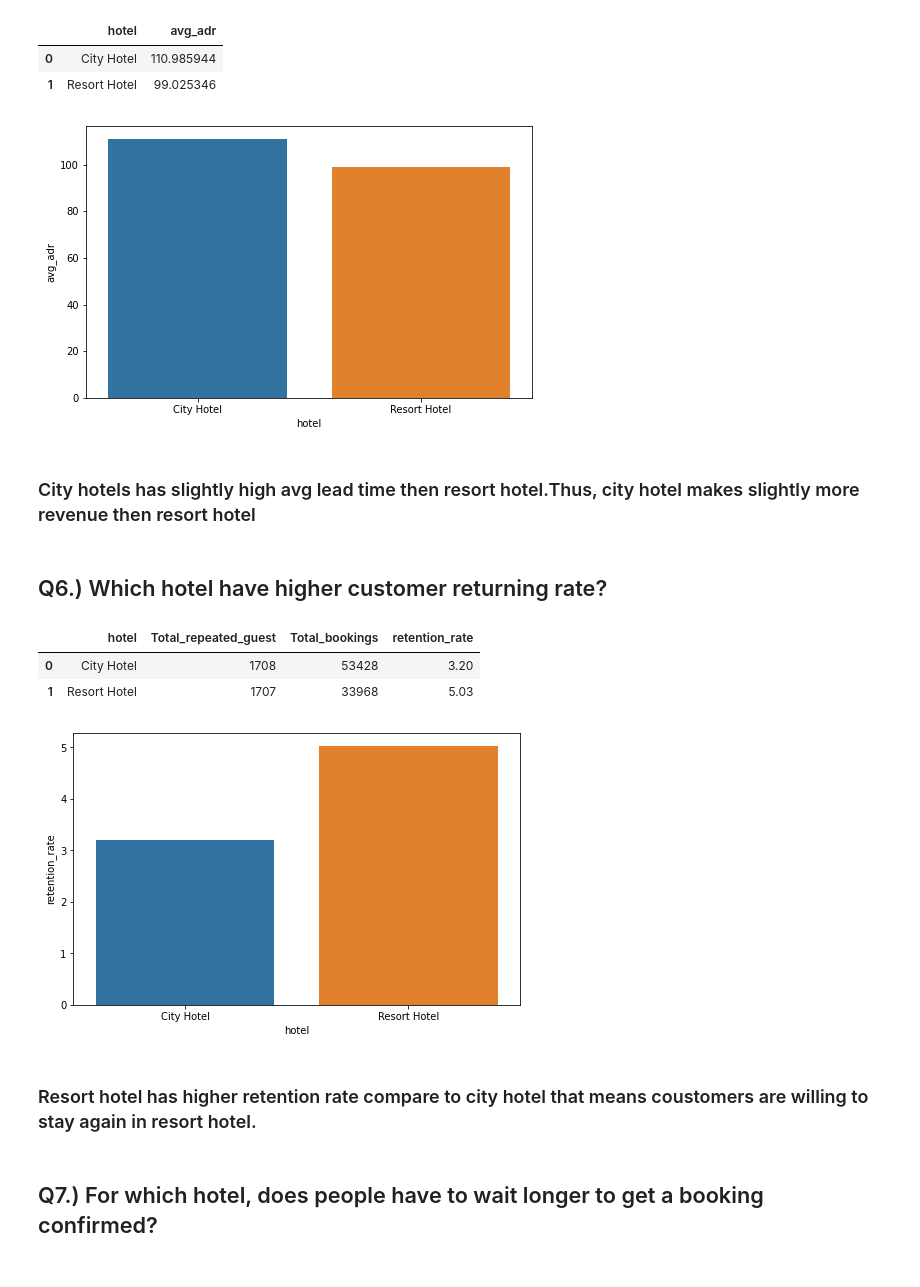
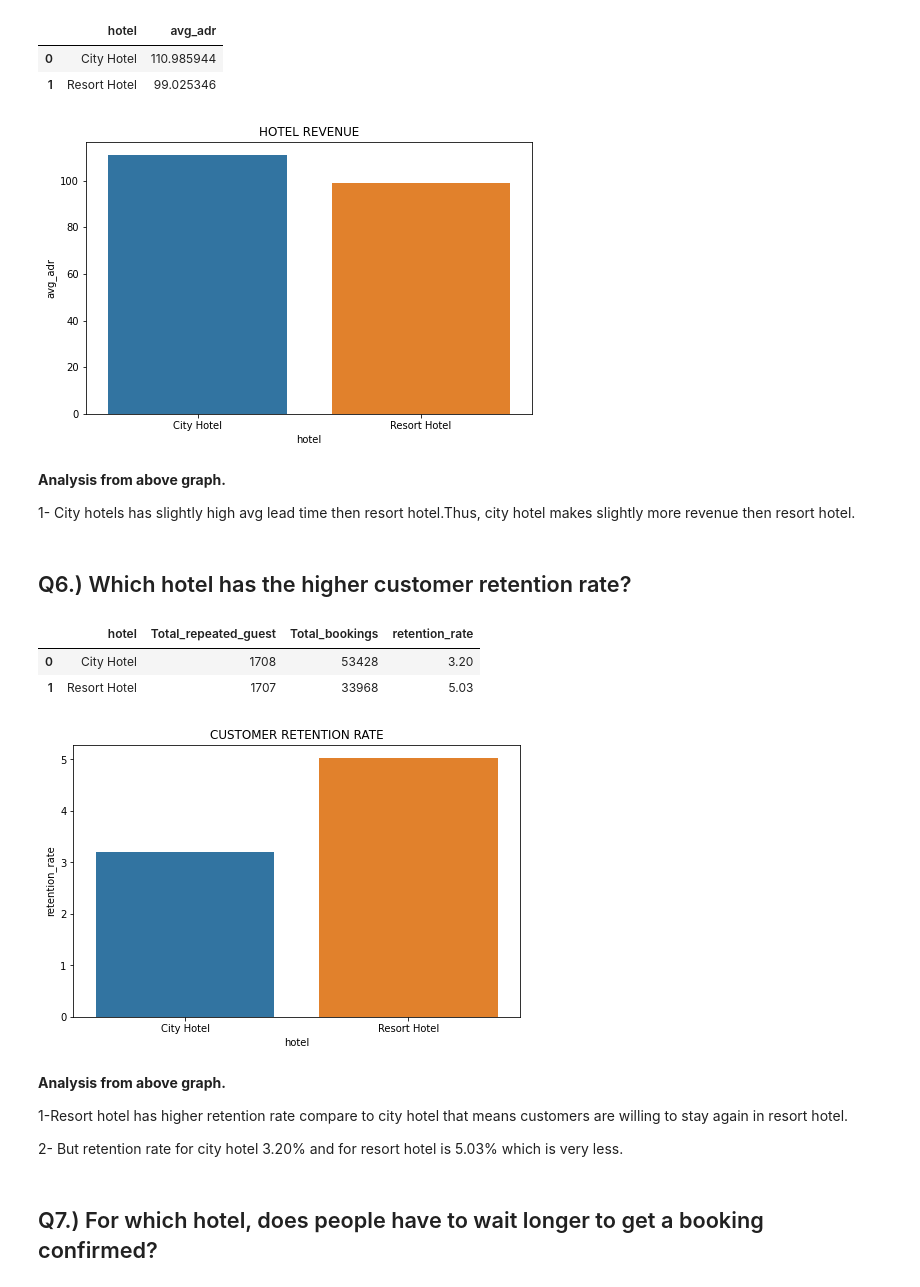
Before and after one commit to dileep-rawat/Capstone-Project-1-Hotel-Booking-Analysis, a Jupyter notebook: Hotel_Booking_Analysis_Capstone_Project.ipynb, the cells around one changed output. Cells and saved outputs as stored; diff of their text form; code cells hidden in the pictures.

```diff
--- a/Hotel_Booking_Analysis_Capstone_Project.ipynb
+++ b/Hotel_Booking_Analysis_Capstone_Project.ipynb
@@ -269,16 +444,19 @@ revenue_df
 | 1 | Resort Hotel | 99.025346 |
 # %%
 plt.figure(figsize = (8,5))
+plt.title('HOTEL REVENUE')
 
 # Setting x and y value
 sns.barplot(x = revenue_df['hotel'], y = revenue_df['avg_adr'])
 plt.show()
 # %% [output]
-[figure, old version]
+[figure, new version]
 # %% [markdown]
-### City hotels has slightly high avg lead time then resort hotel.Thus, city hotel makes slightly more revenue then resort hotel
+**Analysis from above graph.**
+
+1- City hotels has slightly high avg lead time then resort hotel.Thus, city hotel makes slightly more revenue then resort hotel.
 # %% [markdown]
-## Q6.) Which hotel have higher customer returning rate?
+## Q6.) Which hotel has the higher customer retention rate?
 # %%
 # repeated_guest=1
 # no_repeated_guest= 0
@@ -301,14 +479,20 @@ repeated_guest
 | 1 | Resort Hotel | 1707 | 33968 | 5.03 |
 # %%
 plt.figure(figsize = (8,5))
+plt.title('CUSTOMER RETENTION RATE')
 
 # Setting x and y value
 sns.barplot(x = repeated_guest['hotel'], y = repeated_guest['retention_rate'],)
 plt.show()
 # %% [output]
-[figure, old version]
+[figure, new version]
 # %% [markdown]
-### Resort hotel has higher retention rate compare to city hotel that means coustomers are willing to stay again in resort hotel.
+**Analysis from above graph.**
+
+1-Resort hotel has higher retention rate compare to city hotel that means customers are willing to stay again in resort hotel.
+
+
+2- But retention rate for city hotel 3.20% and for resort hotel is 5.03% which is very less.
 # %% [markdown]
 ## Q7.)	For which hotel, does people have to wait longer to get a booking confirmed?
 # %%
```
Also changed, not shown: parts of 35 cells of this notebook.
